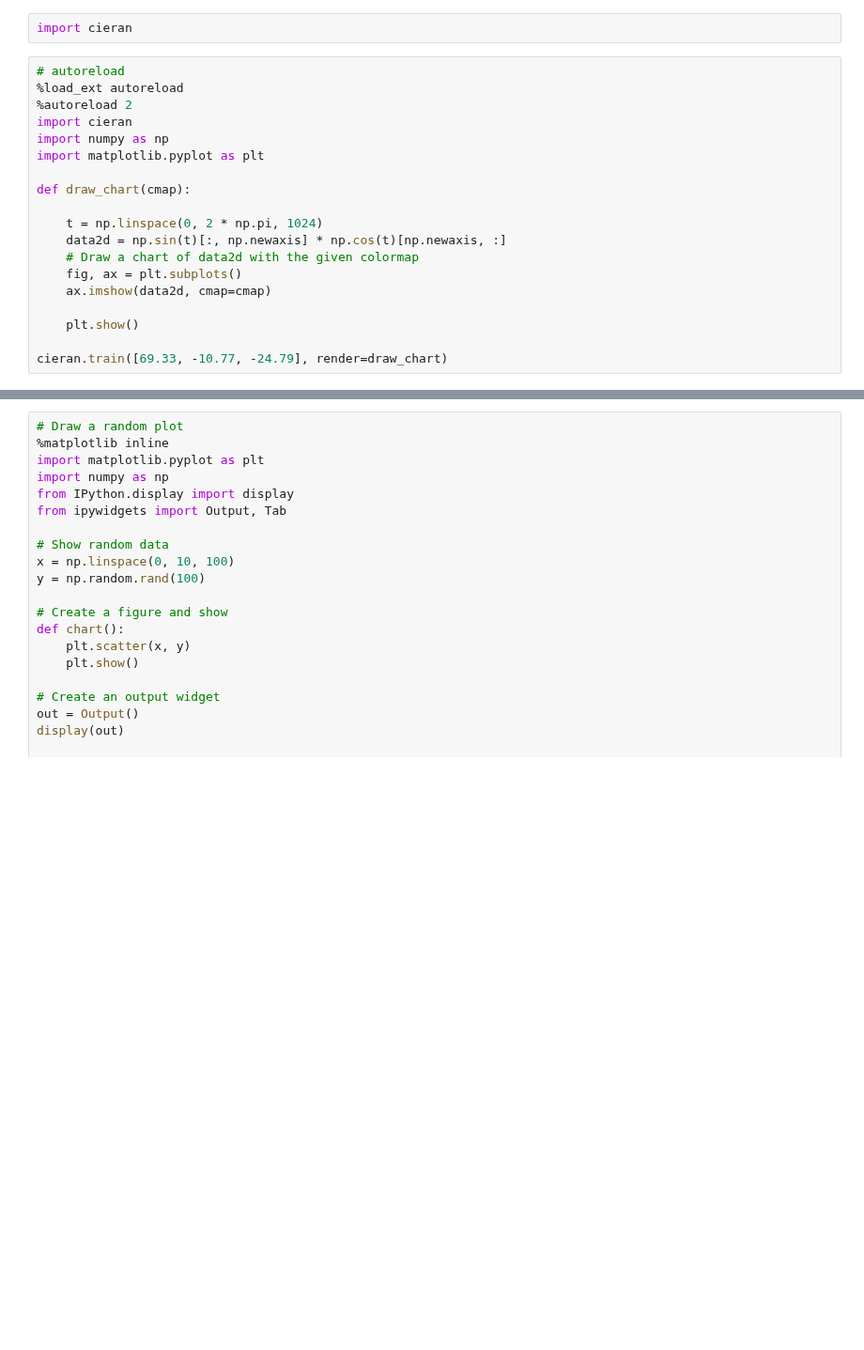
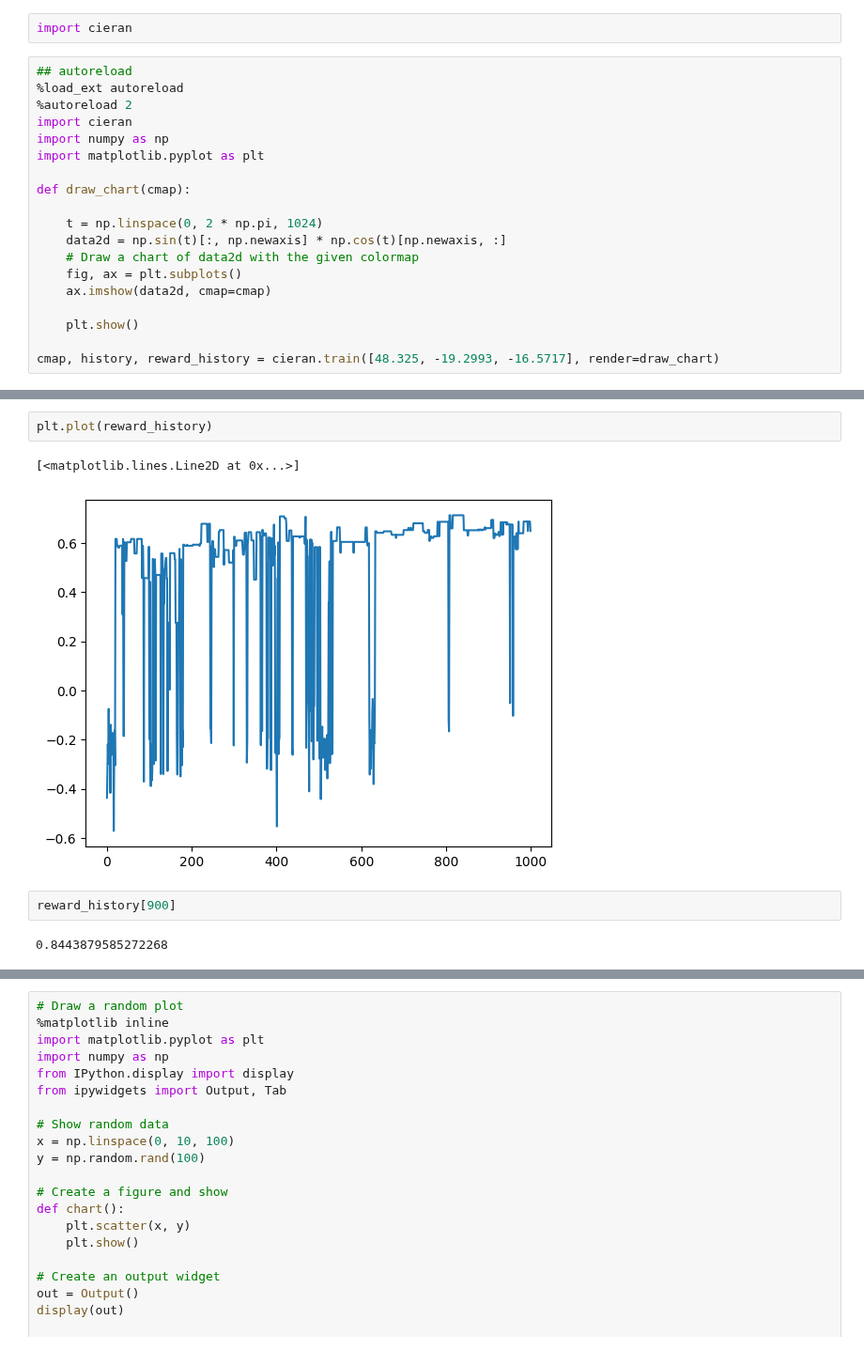
Before and after one commit to matthhong/cieran, a Jupyter notebook: test.ipynb, the cells around one changed output, grey strips where cells are left out. Shown at 94% size. Drawn from its saved outputs; the diff is of its cells as text; blank space fills up the shorter version.

```diff
--- a/test.ipynb
+++ b/test.ipynb
@@ -1,7 +1,7 @@
 # %%
 import cieran
 # %%
-# autoreload
+## autoreload
 %load_ext autoreload
 %autoreload 2
 import cieran
@@ -18,5 +18,5 @@ def draw_chart(cmap):
 
     plt.show()
 
-cieran.train([69.33, -10.77, -24.79], render=draw_chart)
+cmap, history, reward_history = cieran.train([48.325, -19.2993, -16.5717], render=draw_chart)
 # %% [output]
@@ -29,0 +26,9 @@ ValueError: invalid literal for int() with base 10: ''
+# %%
+plt.plot(reward_history)
+# %% [output]
+[<matplotlib.lines.Line2D at 0x...>]
+[figure, added]
+# %%
+reward_history[900]
+# %% [output]
+0.8443879585272268
```
Also changed, not shown: parts of 9 cells of this notebook, 12 other files.
